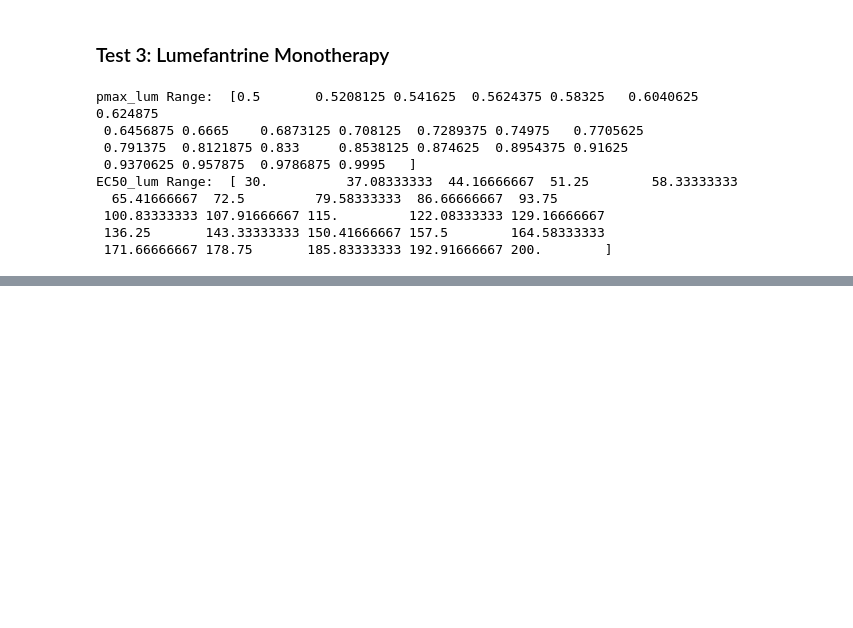
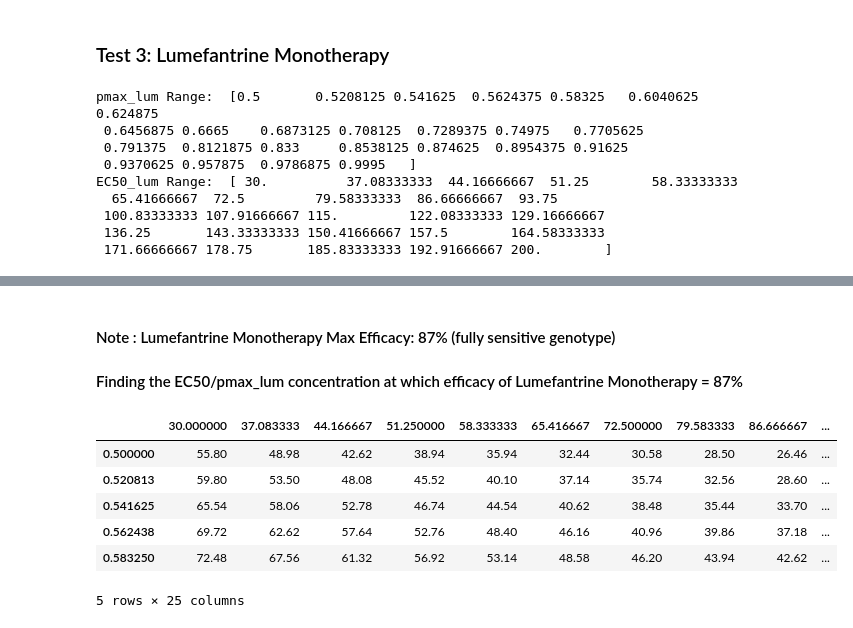
Before and after one commit to maciekboni/2019-test-ppq-pk, a Jupyter notebook: plots/AL/pkpd_AL/pfcrt+pfmdr1/bassat/lum_efficacy_calibration.ipynb, the cells around one changed output, grey strips where cells are left out. Drawn from its saved outputs; the diff is of its cells as text; code cells hidden in the pictures; blank space fills up the shorter version.

```diff
--- a/plots/AL/pkpd_AL/pfcrt+pfmdr1/bassat/lum_efficacy_calibration.ipynb
+++ b/plots/AL/pkpd_AL/pfcrt+pfmdr1/bassat/lum_efficacy_calibration.ipynb
@@ -869,0 +961,15 @@ plt.show()
+# %% [markdown]
+#### Note : Lumefantrine Monotherapy Max Efficacy: 87% (fully sensitive genotype)
+#### Finding the EC50/pmax_lum concentration at which efficacy of Lumefantrine Monotherapy = 87%
+# %%
+df_trial_efficacy = pd.read_pickle("pkpd_AL_lum_efficacy_calibration_03.pyobj")
+
+df_trial_efficacy.head() # Rows correspond to pmax_lum values and columns correspond to EC50_lum values
+# %% [output]
+|  | 30.000000 | 37.083333 | 44.166667 | 51.250000 | 58.333333 | 65.416667 | 72.500000 | 79.583333 | 86.666667 | ... |
+| 0.500000 | 55.80 | 48.98 | 42.62 | 38.94 | 35.94 | 32.44 | 30.58 | 28.50 | 26.46 | ... |
+| 0.520813 | 59.80 | 53.50 | 48.08 | 45.52 | 40.10 | 37.14 | 35.74 | 32.56 | 28.60 | ... |
+| 0.541625 | 65.54 | 58.06 | 52.78 | 46.74 | 44.54 | 40.62 | 38.48 | 35.44 | 33.70 | ... |
+| 0.562438 | 69.72 | 62.62 | 57.64 | 52.76 | 48.40 | 46.16 | 40.96 | 39.86 | 37.18 | ... |
+| 0.583250 | 72.48 | 67.56 | 61.32 | 56.92 | 53.14 | 48.58 | 46.20 | 43.94 | 42.62 | ... |
+5 rows × 25 columns
```
Also changed, not shown: parts of 17 cells of this notebook, 9 other files.
